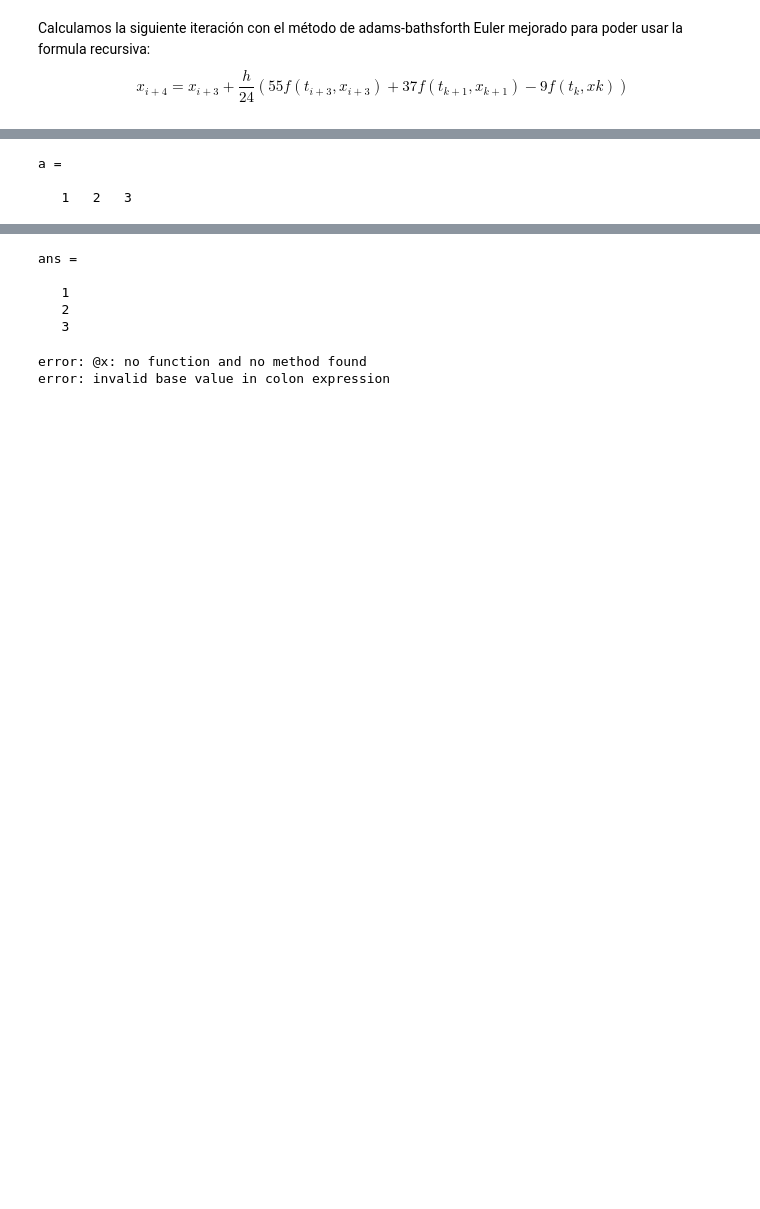
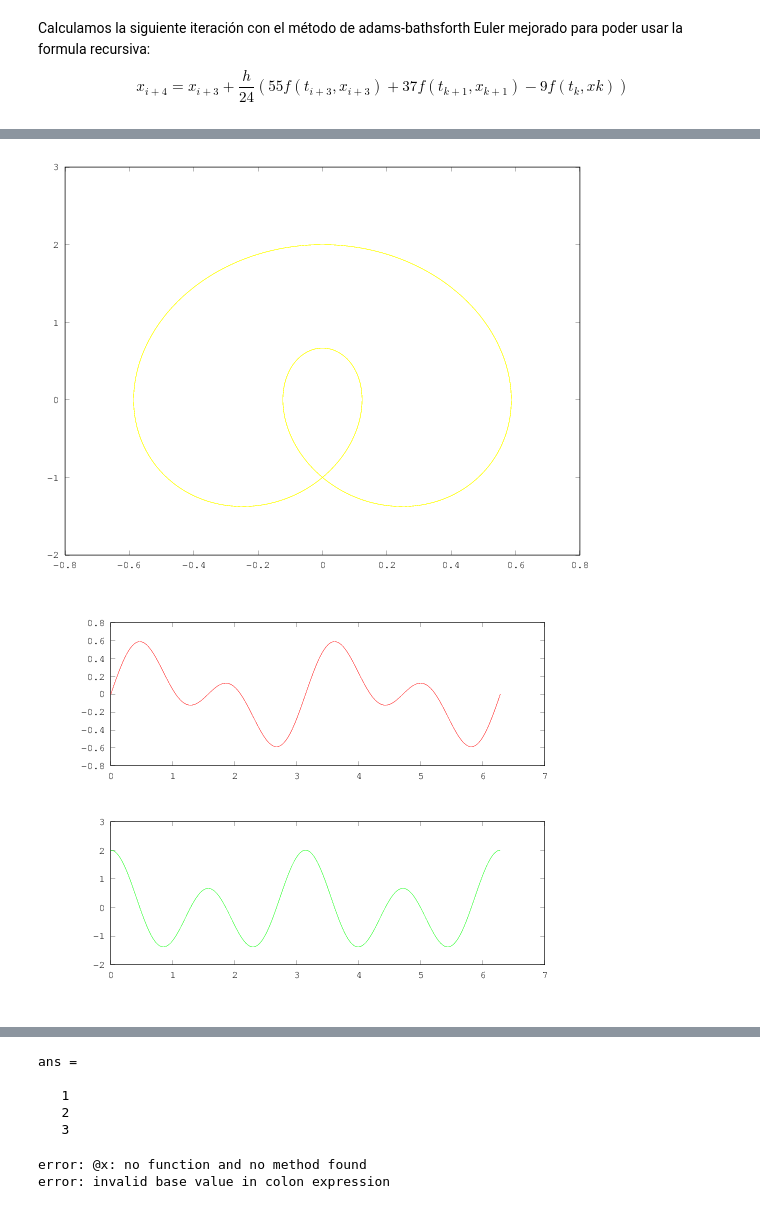
Before and after one commit to DiegoFern/ANNU, a Jupyter notebook: Untitled.ipynb, the cells around one changed output, grey strips where cells are left out. Cells and saved outputs as stored; diff of their text form; code cells hidden in the pictures; blank space fills up the shorter version.

```diff
--- a/Untitled.ipynb
+++ b/Untitled.ipynb
@@ -106,6 +161,11 @@ for k=1:N-4
     x(k+5,:)=x(k+4,:)+(h/720)*(1901*f(t(k+4),x(k+4,:))-2774*f(t(k+3), x(k+3,:))+2616*f(t(k+2),x(k+2,:))-1274*f(t(k+1), x(k+1,:))+251*f(t(k),x(k,:)))';
 end
 end
+# %%
+testmet(@mab5)
+# %% [output]
+[figure, added]
+[figure, added]
 # %%
 function [t,x] = mmilne(f,intervalo,x0,N)
 h=(intervalo(2)-intervalo(1))/N;
@@ -122,9 +182,3 @@ for k=1:N-3
     x(k+4,:)=x(k,:)+(4*h/3)*(2*f(t(k+3),x(k+3,:))-f(t(k+2),x(k+2,:))+2*f(t(k+1),x(k+1,:)))';
 end
 end
-# %%
-a=[1,2,3]
-# %% [output]
-a =
-
-   1   2   3
```
Also changed, not shown: parts of 10 cells of this notebook.
